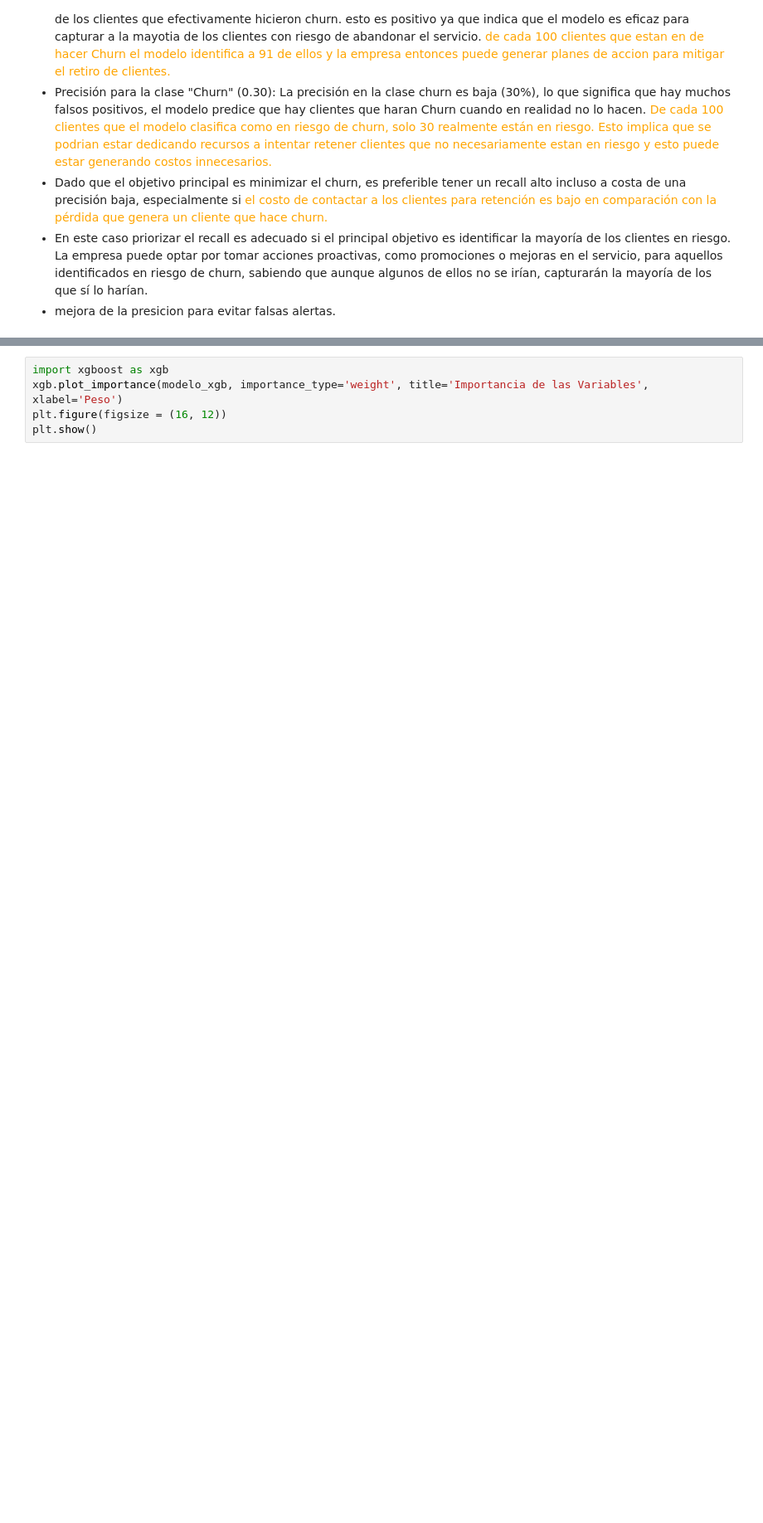
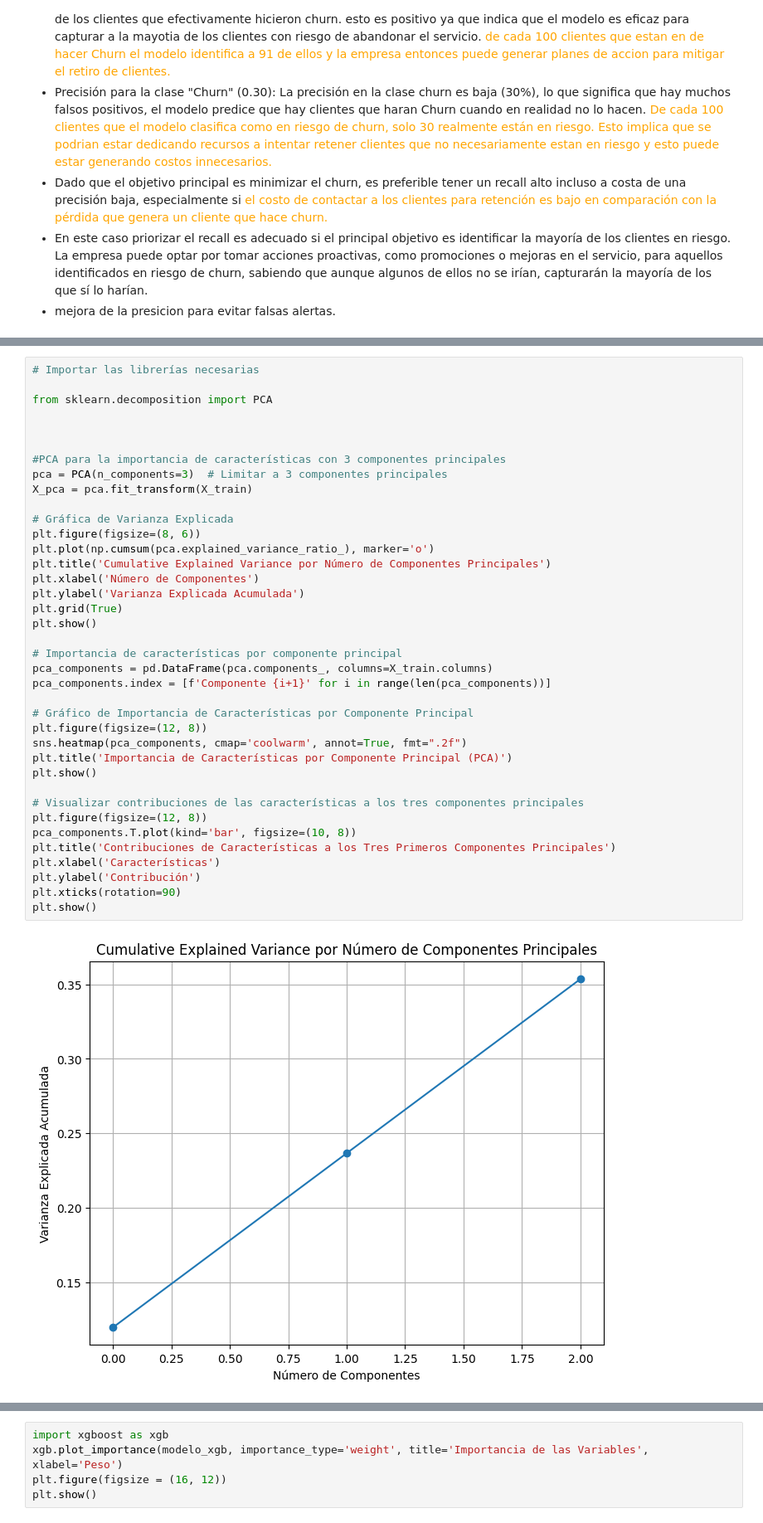
Before and after one commit to carteag43066/Machine_Learning_1_EAN, a Jupyter notebook: Codigo/Talleres/Telecom.ipynb, the cells around one changed output, grey strips where cells are left out. Shown at 83% size. Drawn from its saved outputs; the diff is of its cells as text; blank space fills up the shorter version.

```diff
--- a/Codigo/Talleres/Telecom.ipynb
+++ b/Codigo/Talleres/Telecom.ipynb
@@ -694,0 +715,40 @@ Parameters: { "use_label_encoder" } are not used.
+# %%
+# Importar las librerías necesarias
+
+from sklearn.decomposition import PCA
+
+
+
+#PCA para la importancia de características con 3 componentes principales
+pca = PCA(n_components=3)  # Limitar a 3 componentes principales
+X_pca = pca.fit_transform(X_train)
+
+# Gráfica de Varianza Explicada
+plt.figure(figsize=(8, 6))
+plt.plot(np.cumsum(pca.explained_variance_ratio_), marker='o')
+plt.title('Cumulative Explained Variance por Número de Componentes Principales')
+plt.xlabel('Número de Componentes')
+plt.ylabel('Varianza Explicada Acumulada')
+plt.grid(True)
+plt.show()
+
+# Importancia de características por componente principal
+pca_components = pd.DataFrame(pca.components_, columns=X_train.columns)
+pca_components.index = [f'Componente {i+1}' for i in range(len(pca_components))]
+
+# Gráfico de Importancia de Características por Componente Principal
+plt.figure(figsize=(12, 8))
+sns.heatmap(pca_components, cmap='coolwarm', annot=True, fmt=".2f")
+plt.title('Importancia de Características por Componente Principal (PCA)')
+plt.show()
+
+# Visualizar contribuciones de las características a los tres componentes principales
+plt.figure(figsize=(12, 8))
+pca_components.T.plot(kind='bar', figsize=(10, 8))
+plt.title('Contribuciones de Características a los Tres Primeros Componentes Principales')
+plt.xlabel('Características')
+plt.ylabel('Contribución')
+plt.xticks(rotation=90)
+plt.show()
+# %% [output]
+[figure, added]
```
Also changed, not shown: parts of 47 cells of this notebook, 3 other files.
